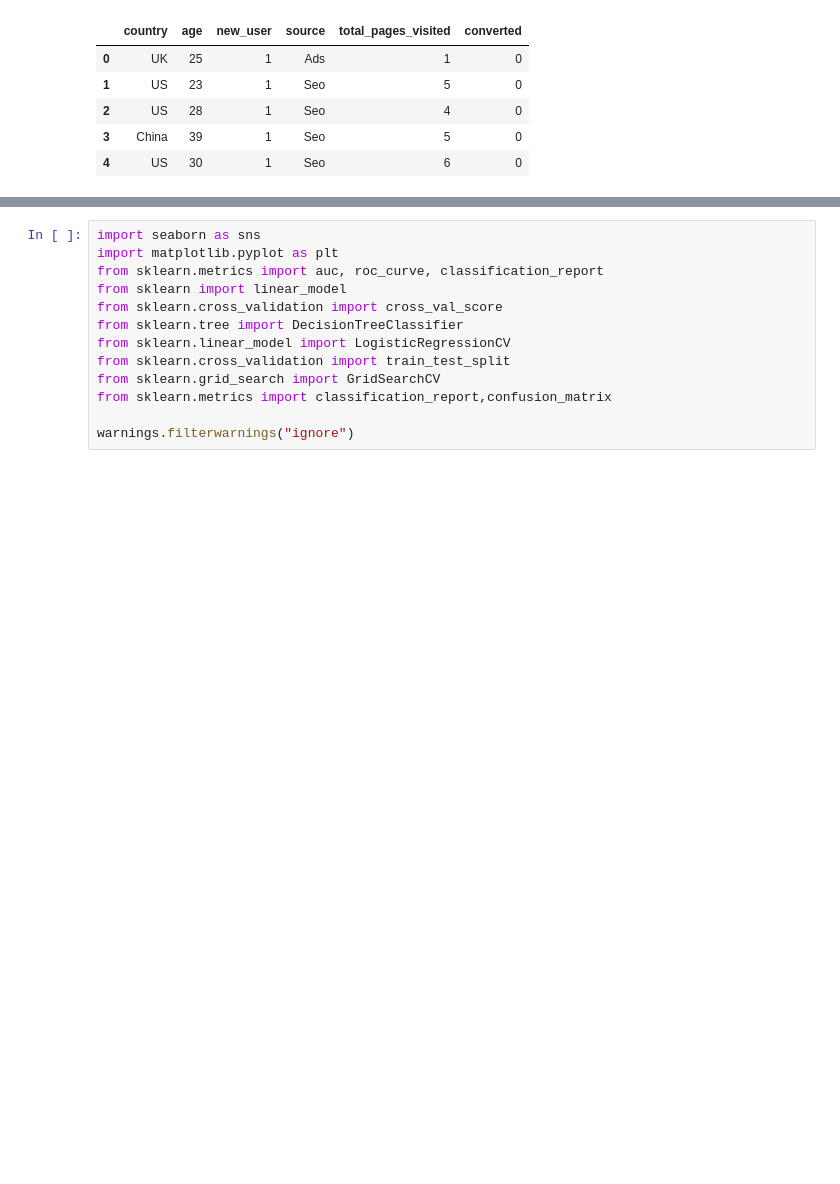
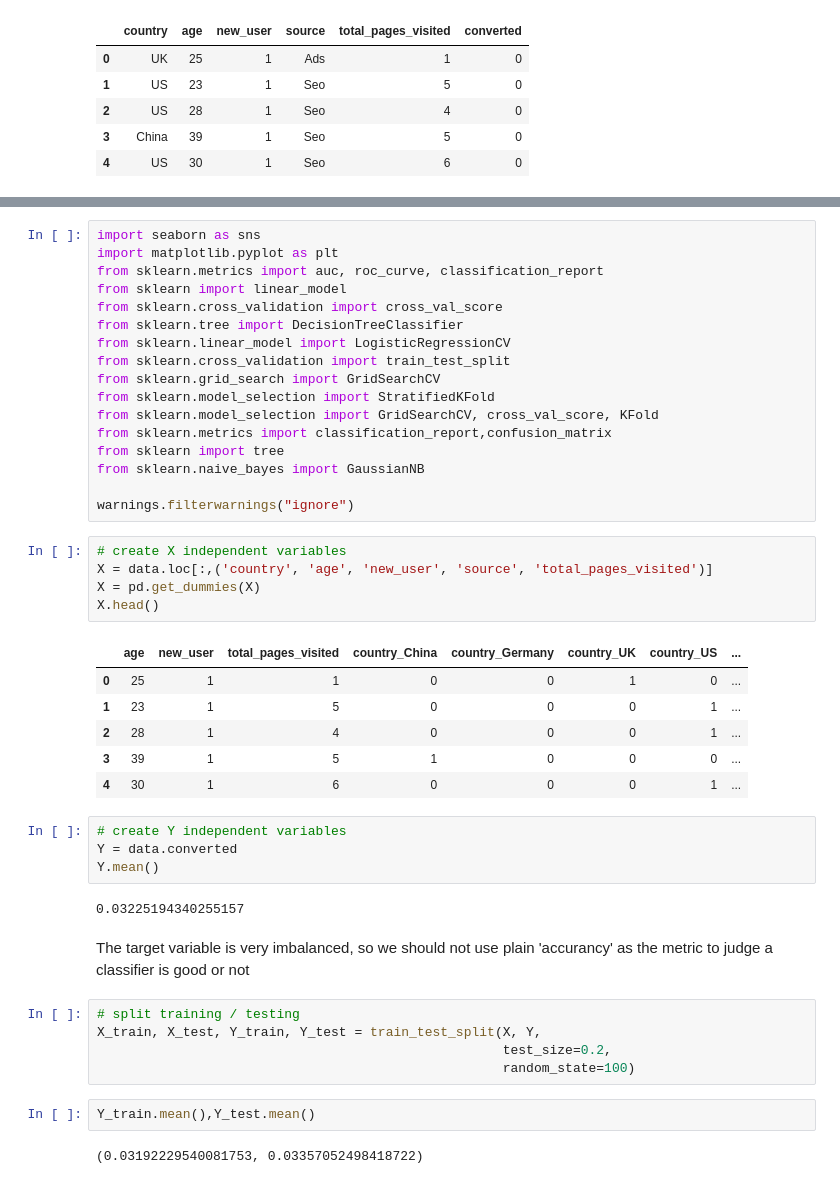
Before and after one commit to kitlynkuo/Data-Challenge, a Jupyter notebook: Conversion Rate.ipynb, the cells around one changed output, grey strips where cells are left out. Saved outputs shown, nothing was run; the diff lists cells and outputs as text; blank space fills up the shorter version.

```diff
--- a/Conversion Rate.ipynb
+++ b/Conversion Rate.ipynb
@@ -208,6 +207,39 @@ from sklearn.tree import DecisionTreeClassifier
 from sklearn.linear_model import LogisticRegressionCV
 from sklearn.cross_validation import train_test_split
 from sklearn.grid_search import GridSearchCV
+from sklearn.model_selection import StratifiedKFold
+from sklearn.model_selection import GridSearchCV, cross_val_score, KFold
 from sklearn.metrics import classification_report,confusion_matrix
+from sklearn import tree
+from sklearn.naive_bayes import GaussianNB
 
 warnings.filterwarnings("ignore")
+# %%
+# create X independent variables
+X = data.loc[:,('country', 'age', 'new_user', 'source', 'total_pages_visited')]
+X = pd.get_dummies(X)
+X.head()
+# %% [output]
+|  | age | new_user | total_pages_visited | country_China | country_Germany | country_UK | country_US | ... |
+| 0 | 25 | 1 | 1 | 0 | 0 | 1 | 0 | ... |
+| 1 | 23 | 1 | 5 | 0 | 0 | 0 | 1 | ... |
+| 2 | 28 | 1 | 4 | 0 | 0 | 0 | 1 | ... |
+| 3 | 39 | 1 | 5 | 1 | 0 | 0 | 0 | ... |
+| 4 | 30 | 1 | 6 | 0 | 0 | 0 | 1 | ... |
+# %%
+# create Y independent variables
+Y = data.converted
+Y.mean()
+# %% [output]
+0.03225194340255157
+# %% [markdown]
+The target variable is very imbalanced, so we should not use plain 'accurancy' as the metric to judge a classifier is good or not
+# %%
+# split training / testing
+X_train, X_test, Y_train, Y_test = train_test_split(X, Y,
+                                                    test_size=0.2,
+                                                    random_state=100)
+# %%
+Y_train.mean(),Y_test.mean()
+# %% [output]
+(0.03192229540081753, 0.03357052498418722)
```
Also changed, not shown: parts of 17 cells of this notebook.
